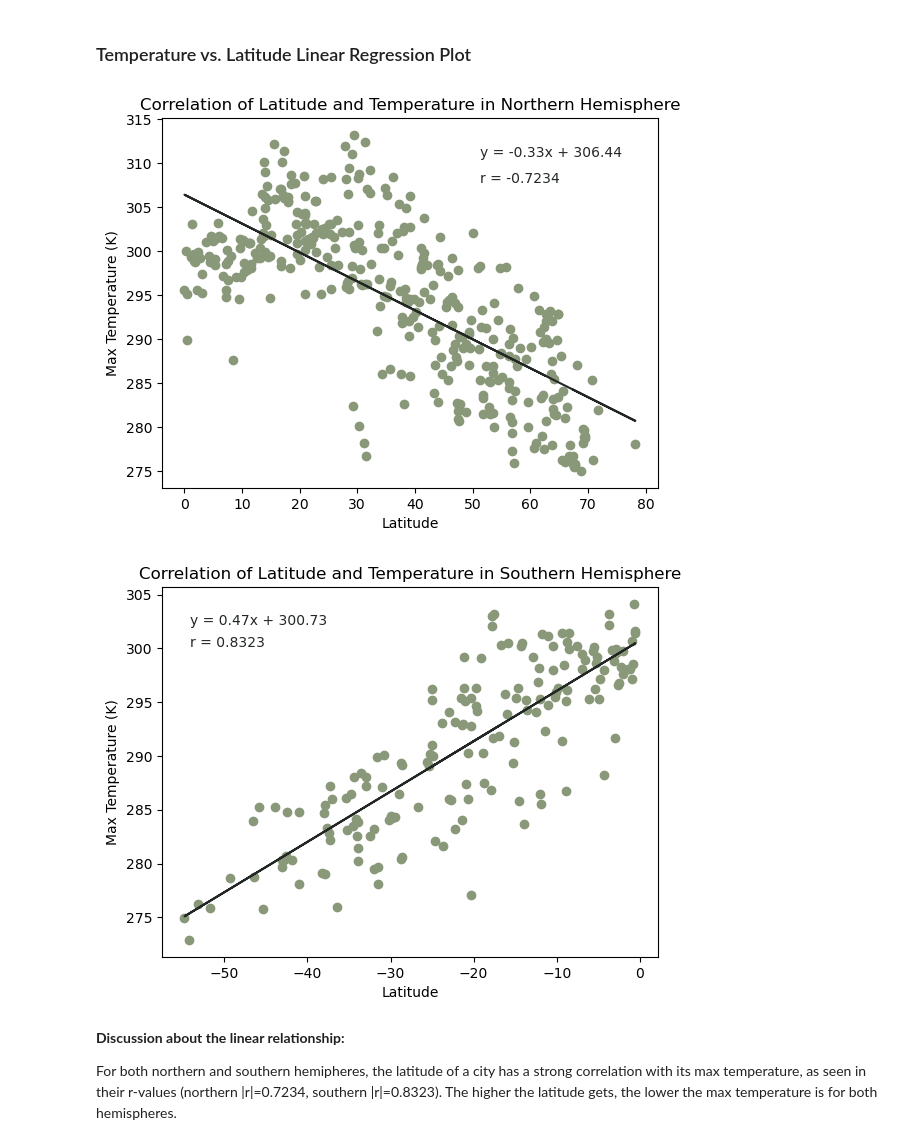
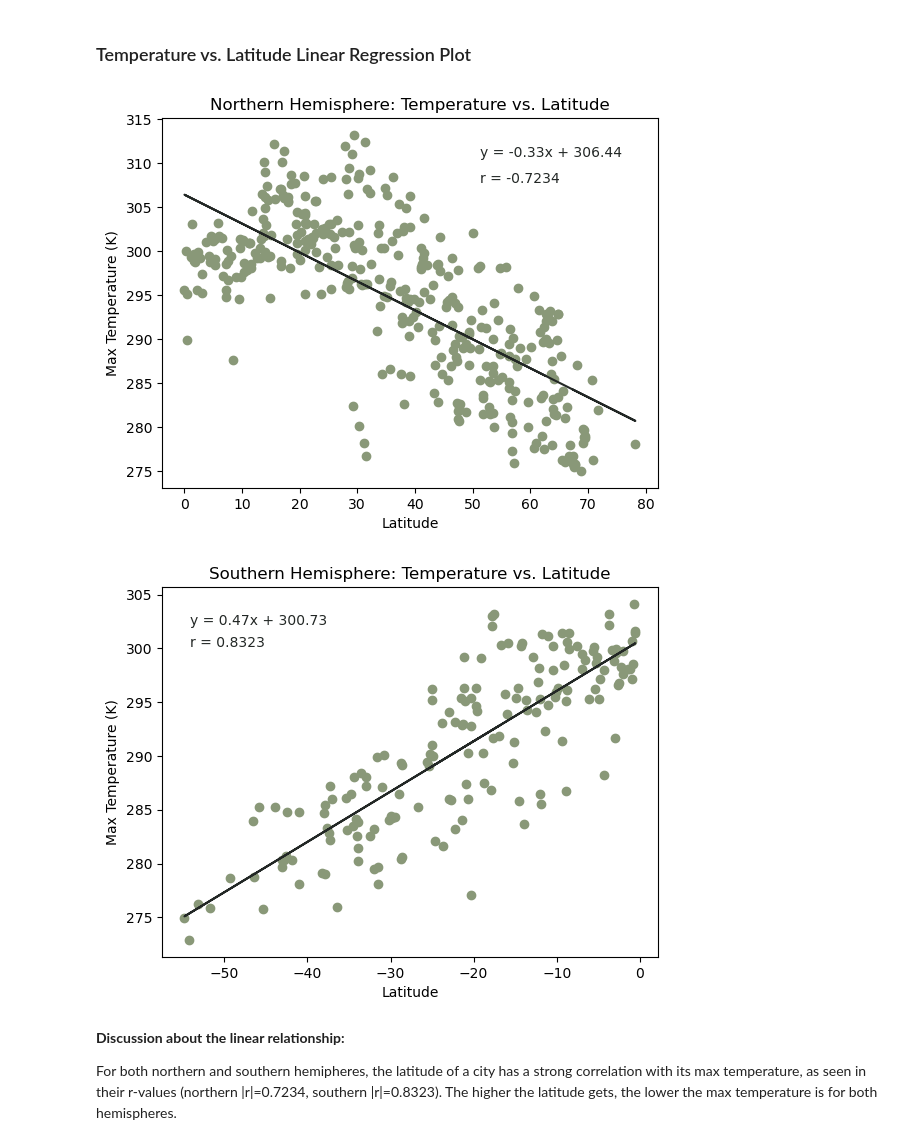
Before and after one commit to kendraliu/Python-API-Challenge-Weather-and-Vacation-Planner, a Jupyter notebook: WeatherPy.ipynb, the cells around one changed output. Drawn from its saved outputs; the diff is of its cells as text; code cells hidden in the pictures.

```diff
--- a/WeatherPy.ipynb
+++ b/WeatherPy.ipynb
@@ -415,21 +415,23 @@ plt.annotate(plot, xy=(50,310), xytext=(5,5), textcoords='offset points',color="
 plt.annotate(rvalue(northern_hemi_df["Lat"], northern_hemi_df["Max Temp"]), xy=(50,307), xytext=(5,5), textcoords='offset points',color="#222725")
 plt.xlabel('Latitude')
 plt.ylabel('Max Temperature (K)')
-plt.title("Correlation of Latitude and Temperature in Northern Hemisphere")
+plt.title("Northern Hemisphere: Temperature vs. Latitude")
+plt.savefig("Output Data/Fig5.png")
 plt.show()
 # %% [output]
-[figure, old version]
+[figure, new version]
 # %%
 # Linear regression on Southern Hemisphere
 plot = plotlinregress(southern_hemi_df["Lat"], southern_hemi_df["Max Temp"])
 plt.annotate(plot, xy=(-55,301.5), xytext=(5,5), textcoords='offset points',color="#222725")
 plt.annotate(rvalue(southern_hemi_df["Lat"], southern_hemi_df["Max Temp"]), xy=(-55,299.5), xytext=(5,5), textcoords='offset points',color="#222725")
 plt.xlabel('Latitude')
 plt.ylabel('Max Temperature (K)')
-plt.title("Correlation of Latitude and Temperature in Southern Hemisphere")
+plt.title("Southern Hemisphere: Temperature vs. Latitude")
+plt.savefig("Output Data/Fig6.png")
 plt.show()
 # %% [output]
-[figure, old version]
+[figure, new version]
 # %% [markdown]
 **Discussion about the linear relationship:**
 
```
Also changed, not shown: parts of 6 cells of this notebook, 8 other files.
